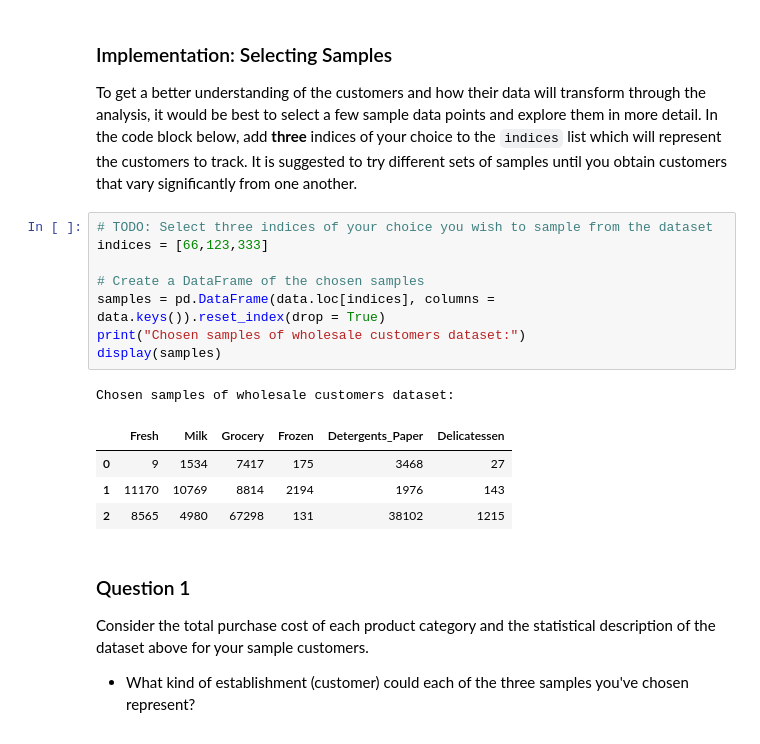
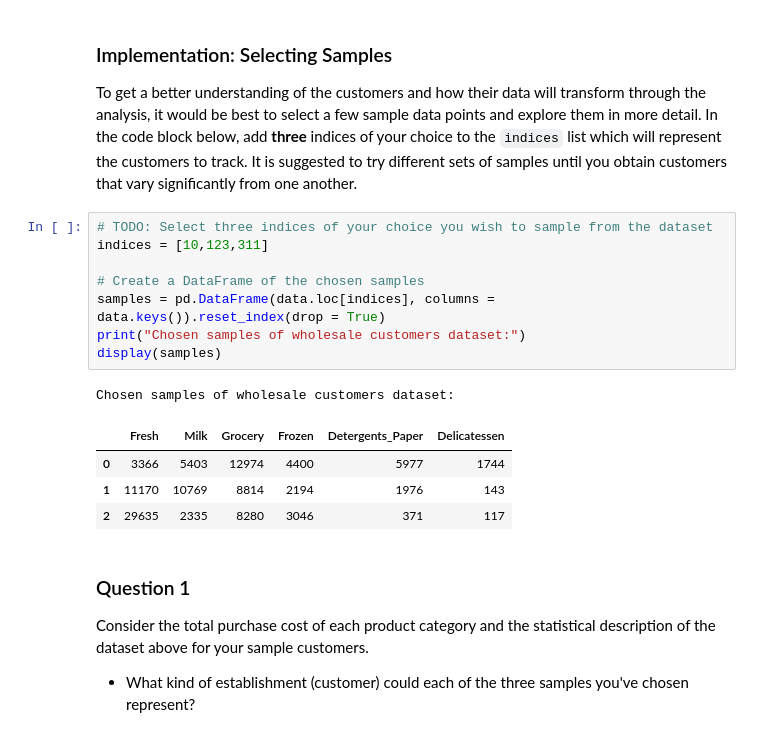
Before and after one commit to chriskwkim/mlnd, a Jupyter notebook: customer_segments/customer_segments.ipynb, the cells around one changed output. Cells and saved outputs as stored; diff of their text form.

```diff
--- a/customer_segments/customer_segments.ipynb
+++ b/customer_segments/customer_segments.ipynb
@@ -61,18 +61,18 @@ display(data.describe())
 To get a better understanding of the customers and how their data will transform through the analysis, it would be best to select a few sample data points and explore them in more detail. In the code block below, add **three** indices of your choice to the `indices` list which will represent the customers to track. It is suggested to try different sets of samples until you obtain customers that vary significantly from one another.
 # %%
 # TODO: Select three indices of your choice you wish to sample from the dataset
-indices = [66,123,333]
+indices = [10,123,311]
 
 # Create a DataFrame of the chosen samples
 samples = pd.DataFrame(data.loc[indices], columns = data.keys()).reset_index(drop = True)
 print("Chosen samples of wholesale customers dataset:")
 display(samples)
 # %% [output]
 Chosen samples of wholesale customers dataset:
 |  | Fresh | Milk | Grocery | Frozen | Detergents_Paper | Delicatessen |
-| 0 | 9 | 1534 | 7417 | 175 | 3468 | 27 |
+| 0 | 3366 | 5403 | 12974 | 4400 | 5977 | 1744 |
 | 1 | 11170 | 10769 | 8814 | 2194 | 1976 | 143 |
-| 2 | 8565 | 4980 | 67298 | 131 | 38102 | 1215 |
+| 2 | 29635 | 2335 | 8280 | 3046 | 371 | 117 |
 # %% [markdown]
 ### Question 1
 Consider the total purchase cost of each product category and the statistical description of the dataset above for your sample customers.
```
Also changed, not shown: parts of 47 cells of this notebook.
